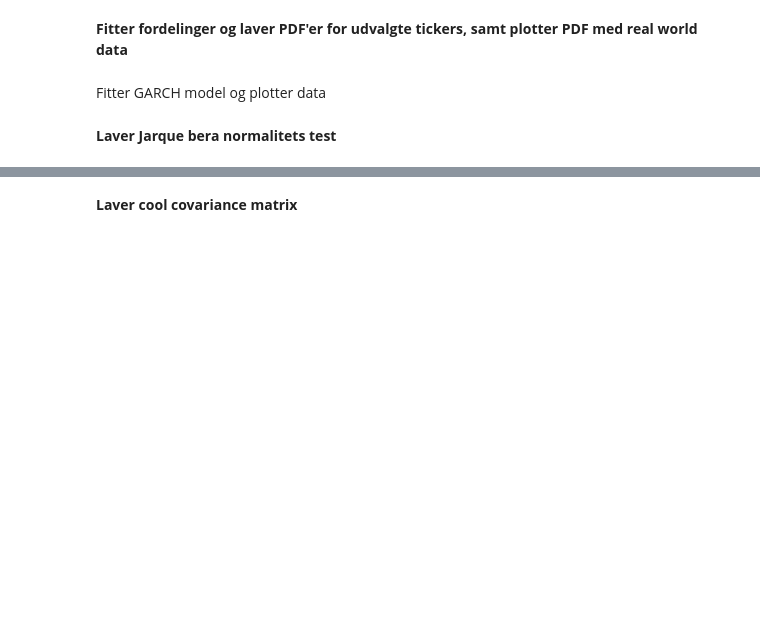
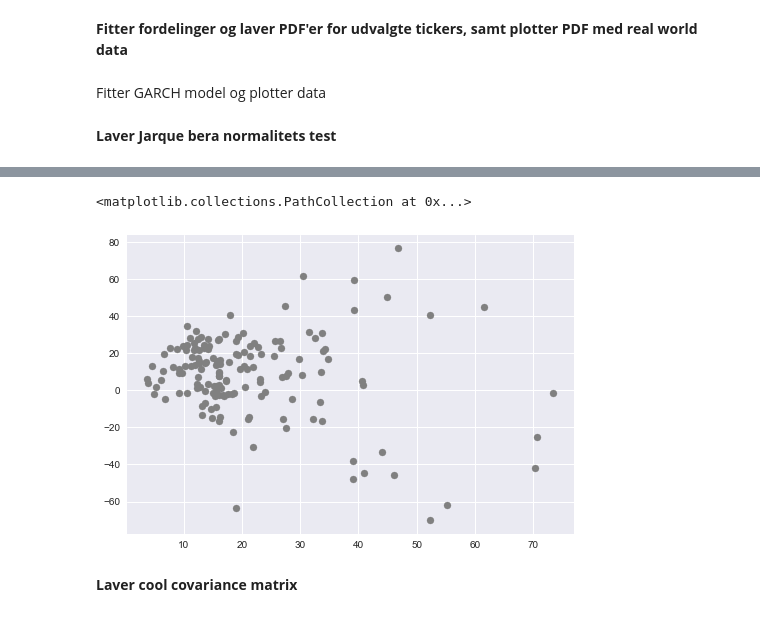
Before and after one commit to neriksen/thesis, a Jupyter notebook: Description of data/description_of_data.ipynb, the cells around one changed output, grey strips where cells are left out. Saved outputs shown, nothing was run; the diff lists cells and outputs as text; code cells hidden in the pictures; blank space fills up the shorter version.

```diff
--- a/Description of data/description_of_data.ipynb
+++ b/Description of data/description_of_data.ipynb
@@ -95,8 +99,8 @@ for ticker in ticker_list:
 # %% [markdown]
 **Laver Jarque bera normalitets test**
 # %%
-mean = returns.mean()
-std = returns.std()
+mean = returns.mean()*250
+std = returns.std()*(250**0.5)
 #normality test
 jarque = returns.apply(scipy.jarque_bera, axis=0)
 p_values = jarque.iloc[1]
@@ -108,4 +112,4 @@ loc_t=t_dist.iloc[2]
 scale_t=t_dist.iloc[3]
 
 row_names = pd.Index(['Mean', 'Std', 'P_value Jarque', 'Degrees of freedom','Non central','Location','Scale'])
-pd.DataFrame([mean, std, p_values, df_t, nc_t, loc_t, scale_t], columns = tickers, index = row_names)
+stat = pd.DataFrame([mean, std, p_values, df_t, nc_t, loc_t, scale_t], columns = tickers, index = row_names)
@@ -112,2 +146,7 @@ pd.DataFrame([mean, std, p_values, df_t, nc_t, loc_t, scale_t], columns = ticker
+# %%
+plt.scatter(y = avg, x = std)
+# %% [output]
+<matplotlib.collections.PathCollection at 0x...>
+[figure, added]
 # %% [markdown]
 **Laver cool covariance matrix**
```
Also changed, not shown: parts of 8 cells of this notebook.
